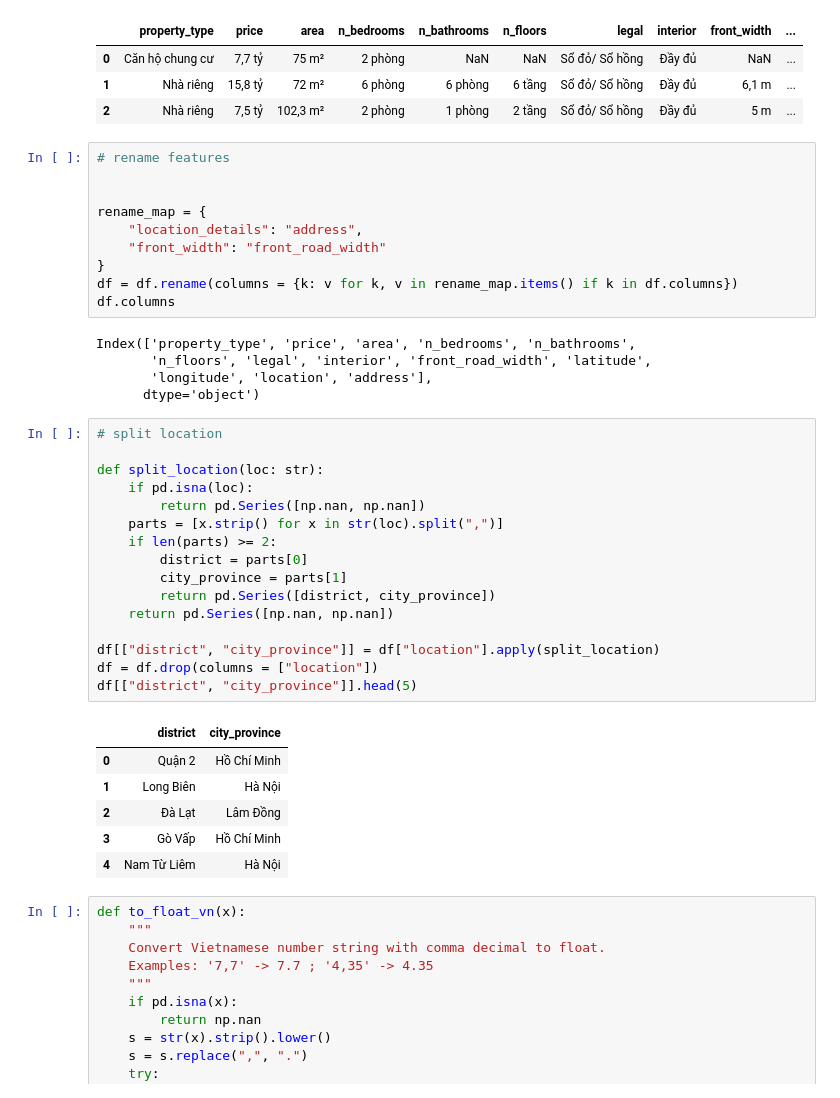
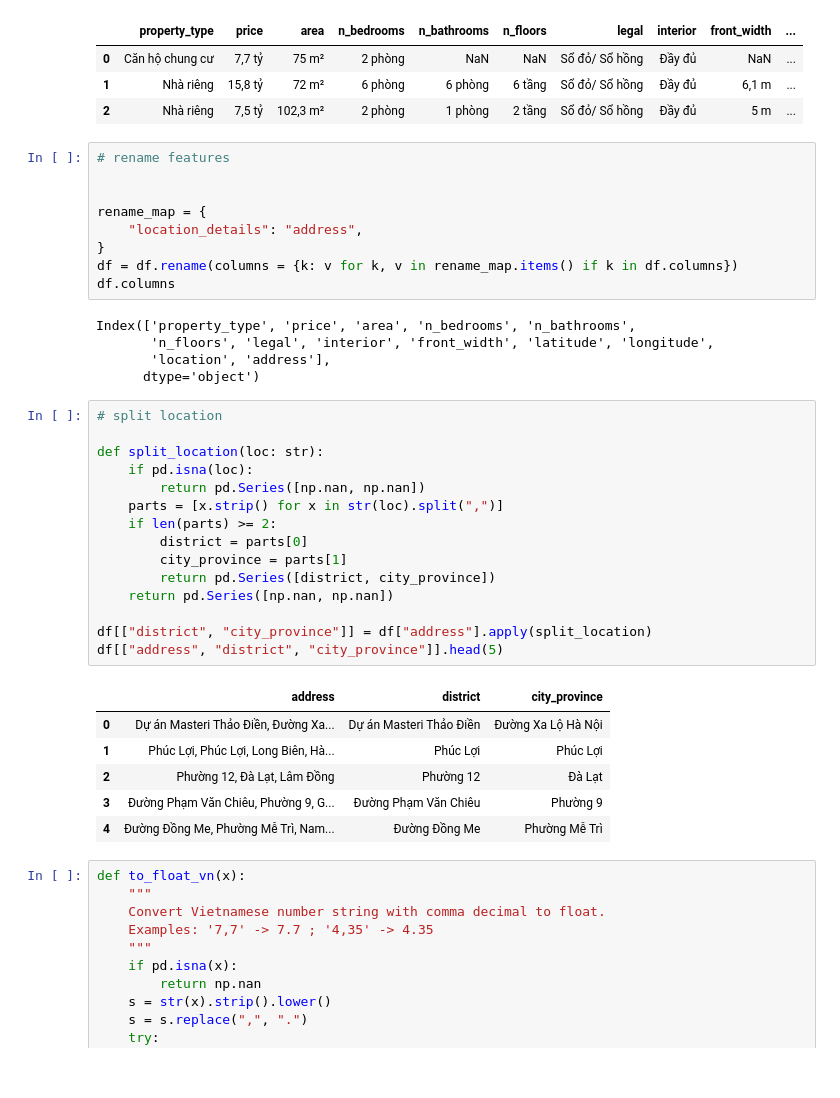
Before and after one commit to ngocanhpham-hust/Real-Estate-Analysis_DSProject, a Jupyter notebook: data_preprocessed/preprocess_bds.ipynb, the cells around one changed output. Cells and saved outputs as stored; diff of their text form.

Commit message:
Fix feature front_width

```diff
--- a/data_preprocessed/preprocess_bds.ipynb
+++ b/data_preprocessed/preprocess_bds.ipynb
@@ -85,38 +85,36 @@ df.head(3)
 
 rename_map = {
     "location_details": "address",
-    "front_width": "front_road_width"
 }
 df = df.rename(columns = {k: v for k, v in rename_map.items() if k in df.columns})
 df.columns
 # %% [output]
 Index(['property_type', 'price', 'area', 'n_bedrooms', 'n_bathrooms',
-       'n_floors', 'legal', 'interior', 'front_road_width', 'latitude',
-       'longitude', 'location', 'address'],
+       'n_floors', 'legal', 'interior', 'front_width', 'latitude', 'longitude',
+       'location', 'address'],
       dtype='object')
 # %%
 # split location
 
 def split_location(loc: str):
     if pd.isna(loc):
         return pd.Series([np.nan, np.nan])
     parts = [x.strip() for x in str(loc).split(",")]
     if len(parts) >= 2:
         district = parts[0]
         city_province = parts[1]
         return pd.Series([district, city_province])
     return pd.Series([np.nan, np.nan])
 
-df[["district", "city_province"]] = df["location"].apply(split_location)
-df = df.drop(columns = ["location"])
-df[["district", "city_province"]].head(5)
+df[["district", "city_province"]] = df["address"].apply(split_location)
+df[["address", "district", "city_province"]].head(5)
 # %% [output]
-|  | district | city_province |
-| 0 | Quận 2 | Hồ Chí Minh |
-| 1 | Long Biên | Hà Nội |
-| 2 | Đà Lạt | Lâm Đồng |
-| 3 | Gò Vấp | Hồ Chí Minh |
-| 4 | Nam Từ Liêm | Hà Nội |
+|  | address | district | city_province |
+| 0 | Dự án Masteri Thảo Điền, Đường Xa... | Dự án Masteri Thảo Điền | Đường Xa Lộ Hà Nội |
+| 1 | Phúc Lợi, Phúc Lợi, Long Biên, Hà... | Phúc Lợi | Phúc Lợi |
+| 2 | Phường 12, Đà Lạt, Lâm Đồng | Phường 12 | Đà Lạt |
+| 3 | Đường Phạm Văn Chiêu, Phường 9, G... | Đường Phạm Văn Chiêu | Phường 9 |
+| 4 | Đường Đồng Me, Phường Mễ Trì, Nam... | Đường Đồng Me | Phường Mễ Trì |
 # %%
 def to_float_vn(x):
     """
```
Also changed, not shown: parts of 4 cells of this notebook, 5 other files.
